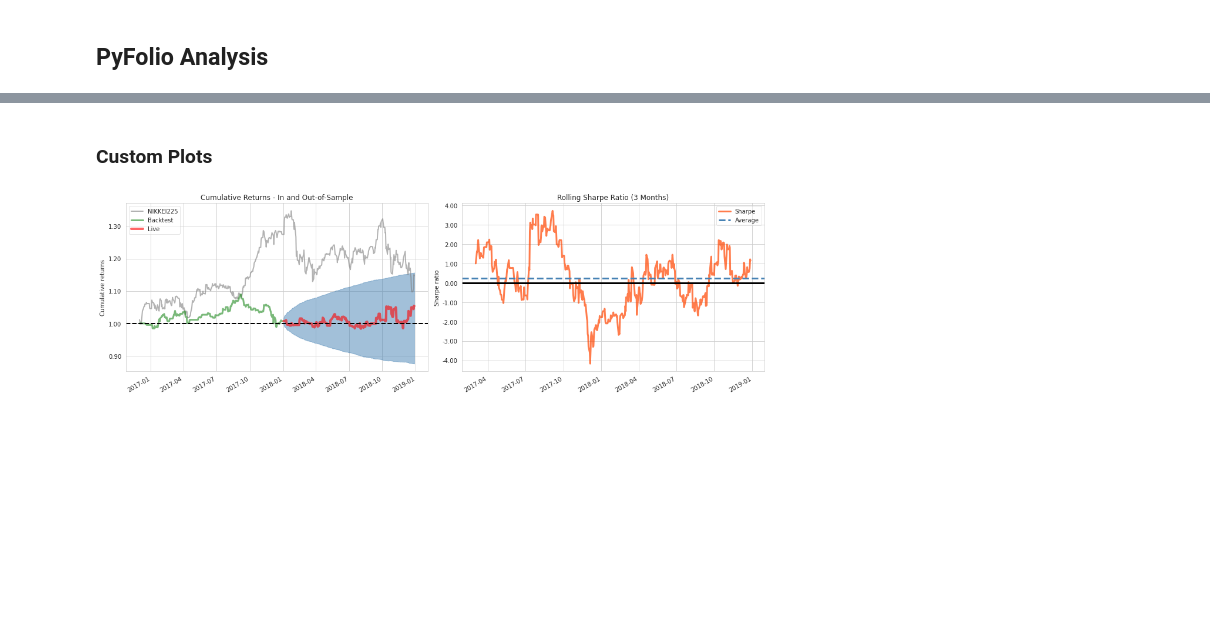
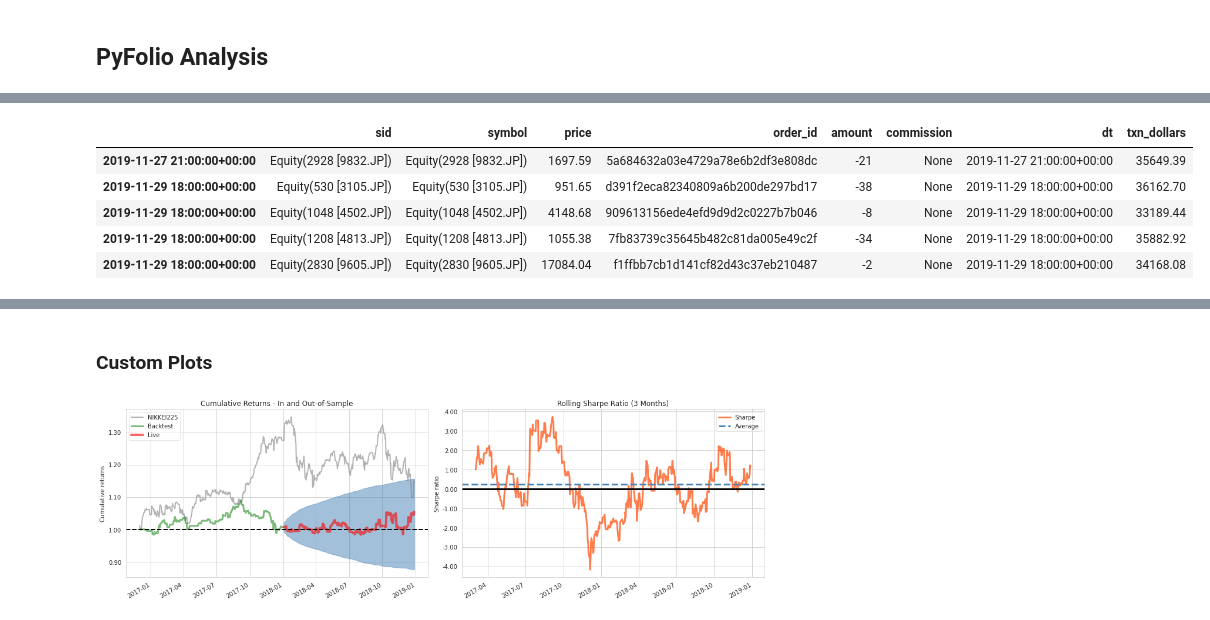
Before and after one commit to lbk209/random_forests, a Jupyter notebook: 04_backtesting_with_zipline.ipynb, the cells around one changed output, grey strips where cells are left out. Cells and saved outputs as stored; diff of their text form; code cells hidden in the pictures; blank space fills up the shorter version.

```diff
--- a/04_backtesting_with_zipline.ipynb
+++ b/04_backtesting_with_zipline.ipynb
@@ -451,0 +514,9 @@ time: 1.56 s (started: 2021-04-29 12:16:52 +00:00)
+# %%
+transactions.tail()
+# %% [output]
+|  | sid | symbol | price | order_id | amount | commission | dt | txn_dollars |
+| 2019-11-27 21:00:00+00:00 | Equity(2928 [9832.JP]) | Equity(2928 [9832.JP]) | 1697.59 | 5a684632a03e4729a78e6b2df3e808dc | -21 | None | 2019-11-27 21:00:00+00:00 | 35649.39 |
+| 2019-11-29 18:00:00+00:00 | Equity(530 [3105.JP]) | Equity(530 [3105.JP]) | 951.65 | d391f2eca82340809a6b200de297bd17 | -38 | None | 2019-11-29 18:00:00+00:00 | 36162.70 |
+| 2019-11-29 18:00:00+00:00 | Equity(1048 [4502.JP]) | Equity(1048 [4502.JP]) | 4148.68 | 909613156ede4efd9d9d2c0227b7b046 | -8 | None | 2019-11-29 18:00:00+00:00 | 33189.44 |
+| 2019-11-29 18:00:00+00:00 | Equity(1208 [4813.JP]) | Equity(1208 [4813.JP]) | 1055.38 | 7fb83739c35645b482c81da005e49c2f | -34 | None | 2019-11-29 18:00:00+00:00 | 35882.92 |
+| 2019-11-29 18:00:00+00:00 | Equity(2830 [9605.JP]) | Equity(2830 [9605.JP]) | 17084.04 | f1ffbb7cb1d141cf82d43c37eb210487 | -2 | None | 2019-11-29 18:00:00+00:00 | 34168.08 |
```
Also changed, not shown: parts of 33 cells of this notebook, 2 other files.
